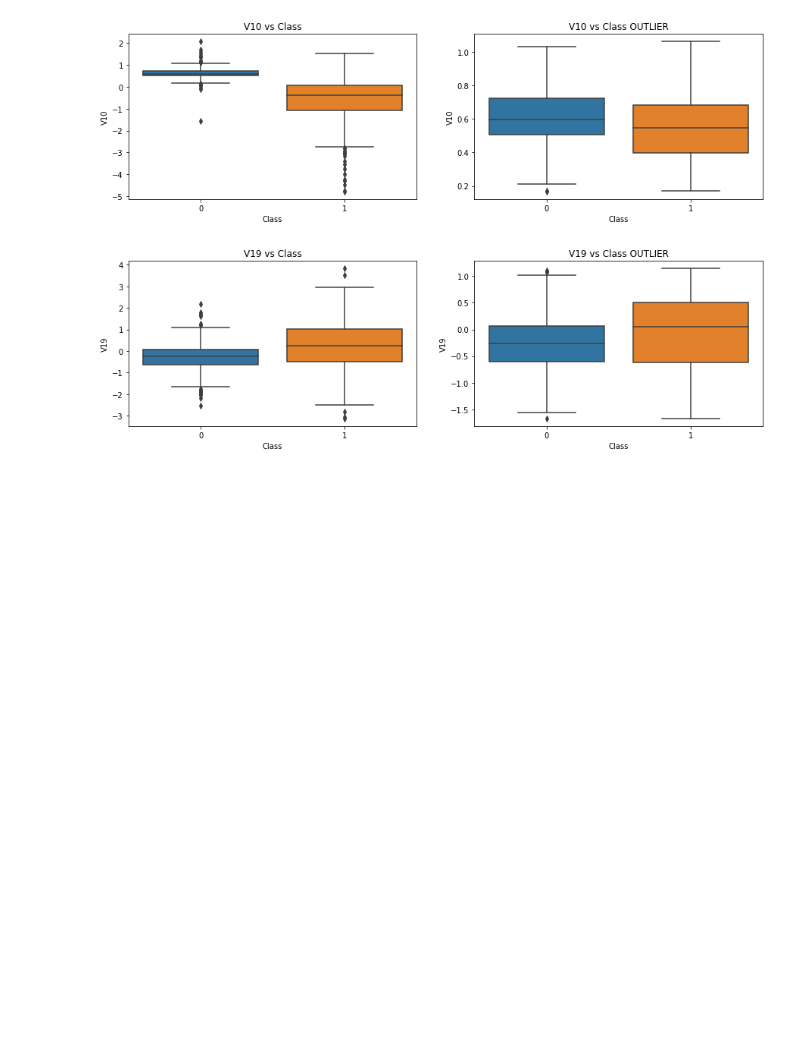
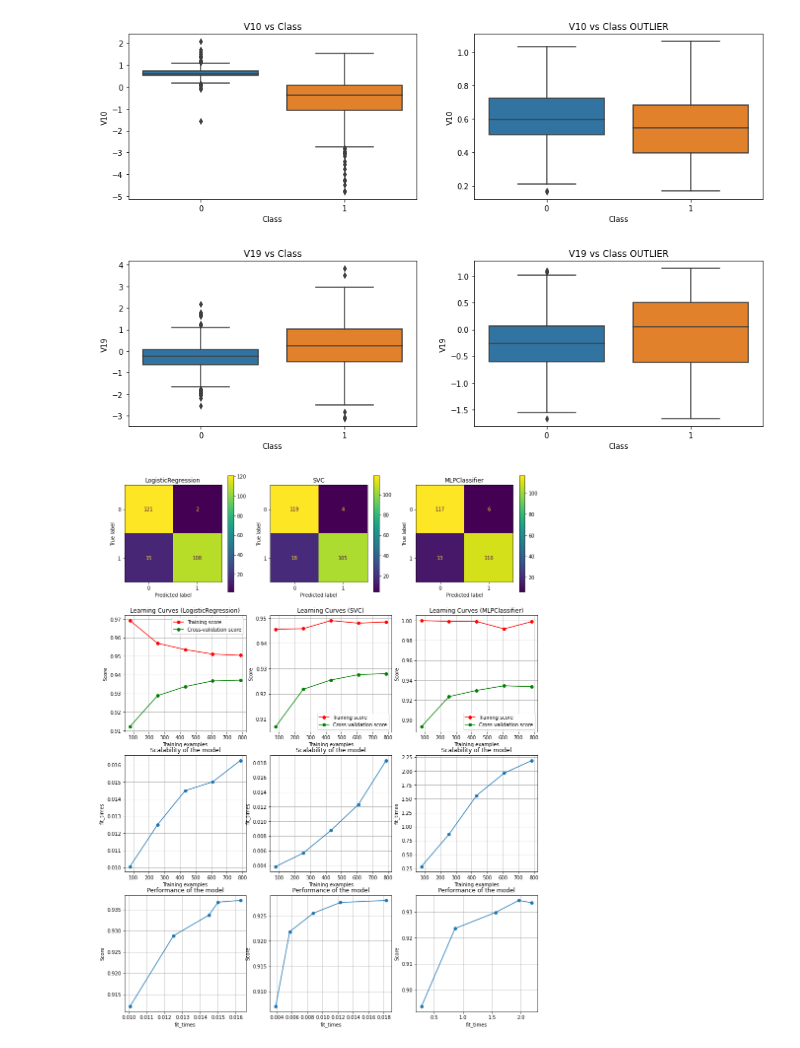
Before and after one commit to alexandreserras/Credit-Card-Fraud-Detection, a Jupyter notebook: Project.ipynb, the cells around one changed output. Drawn from its saved outputs; the diff is of its cells as text; code cells hidden in the pictures; blank space fills up the shorter version.

```diff
--- a/Project.ipynb
+++ b/Project.ipynb
@@ -289,3 +289,69 @@ remove_outlier("V10")
 remove_outlier("V19")
 # %% [output]
 [figure]
+# %%
+from sklearn.model_selection import train_test_split
+
+
+X_train, X_test, y_train, y_test = train_test_split(X, y, stratify = y)
+# %%
+from sklearn.linear_model import LogisticRegression
+from sklearn.svm import SVC
+from sklearn.neural_network import MLPClassifier
+
+from sklearn.metrics import plot_confusion_matrix
+from sklearn.model_selection import learning_curve, ShuffleSplit
+
+fig, axes = plt.subplots(4, 3, figsize=(15, 20))
+
+clfs = [LogisticRegression(), SVC(kernel="rbf"), MLPClassifier(max_iter=5000)]
+for i in range(len(clfs)):
+    ax = axes[:, i]
+    clf = clfs[i]
+
+    clf.fit(X_train, y_train)
+
+    plot_confusion_matrix(clf, X_test, y_test, ax=ax[0])
+    ax[0].set_title(clf.__class__.__name__)
+
+    cv = ShuffleSplit(n_splits=50, test_size=0.2, random_state=0)
+    train_sizes, train_scores, test_scores, fit_times, _ = learning_curve(clf, X, y, cv=cv, n_jobs=4, return_times=True)
+    train_scores_mean = np.mean(train_scores, axis=1)
+    train_scores_std = np.std(train_scores, axis=1)
+    test_scores_mean = np.mean(test_scores, axis=1)
+    test_scores_std = np.std(test_scores, axis=1)
+    fit_times_mean = np.mean(fit_times, axis=1)
+    fit_times_std = np.std(fit_times, axis=1)
+
+    grid = np.linspace(0.1, 1.0, 5)
+
+    ax[1].grid()
+    #ax[1].set_ylim(*grid)
+    ax[1].plot(train_sizes, train_scores_mean, "o-", color="r", label="Training score")
+    ax[1].plot(train_sizes, test_scores_mean, "o-", color="g", label="Cross-validation score")
+    ax[1].set_title("Learning Curves ({})".format(clf.__class__.__name__))
+    ax[1].set_xlabel("Training examples")
+    ax[1].set_ylabel("Score")
+    ax[1].legend(loc="best")
+
+
+    ax[2].grid()
+    #ax[2].set_ylim(*grid)
+    ax[2].plot(train_sizes, fit_times_mean, "o-")
+    ax[2].set_xlabel("Training examples")
+    ax[2].set_ylabel("fit_times")
+    ax[2].set_title("Scalability of the model")
+
+    fit_time_argsort = fit_times_mean.argsort()
+    fit_time_sorted = fit_times_mean[fit_time_argsort]
+    test_scores_mean_sorted = test_scores_mean[fit_time_argsort]
+    test_scores_std_sorted = test_scores_std[fit_time_argsort]
+
+    ax[3].grid()
+    #ax[3].set_ylim(*grid)
+    ax[3].plot(fit_time_sorted, test_scores_mean_sorted, "o-")
+    ax[3].set_xlabel("fit_times")
+    ax[3].set_ylabel("Score")
+    ax[3].set_title("Performance of the model")
+# %% [output]
+[figure, added]
```
